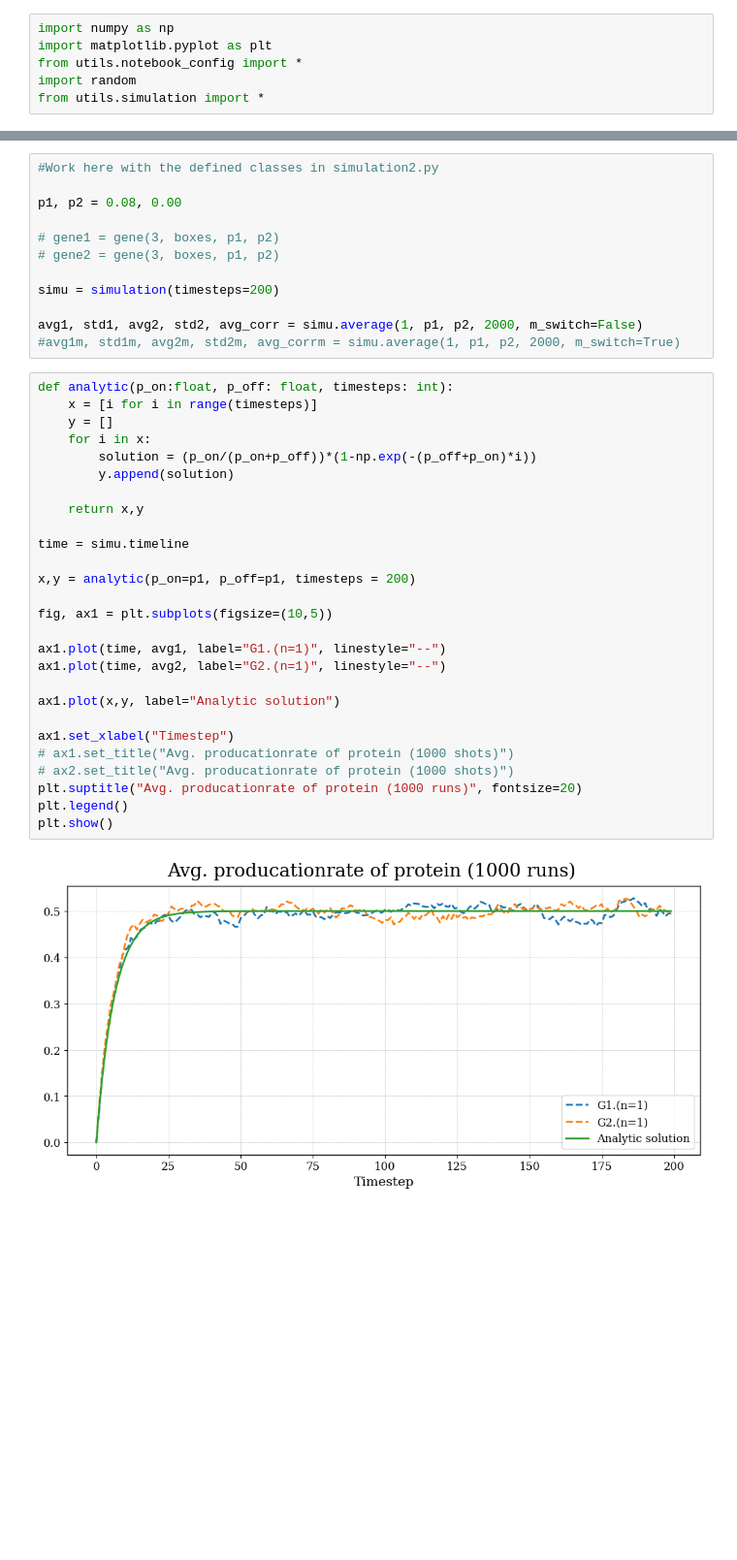
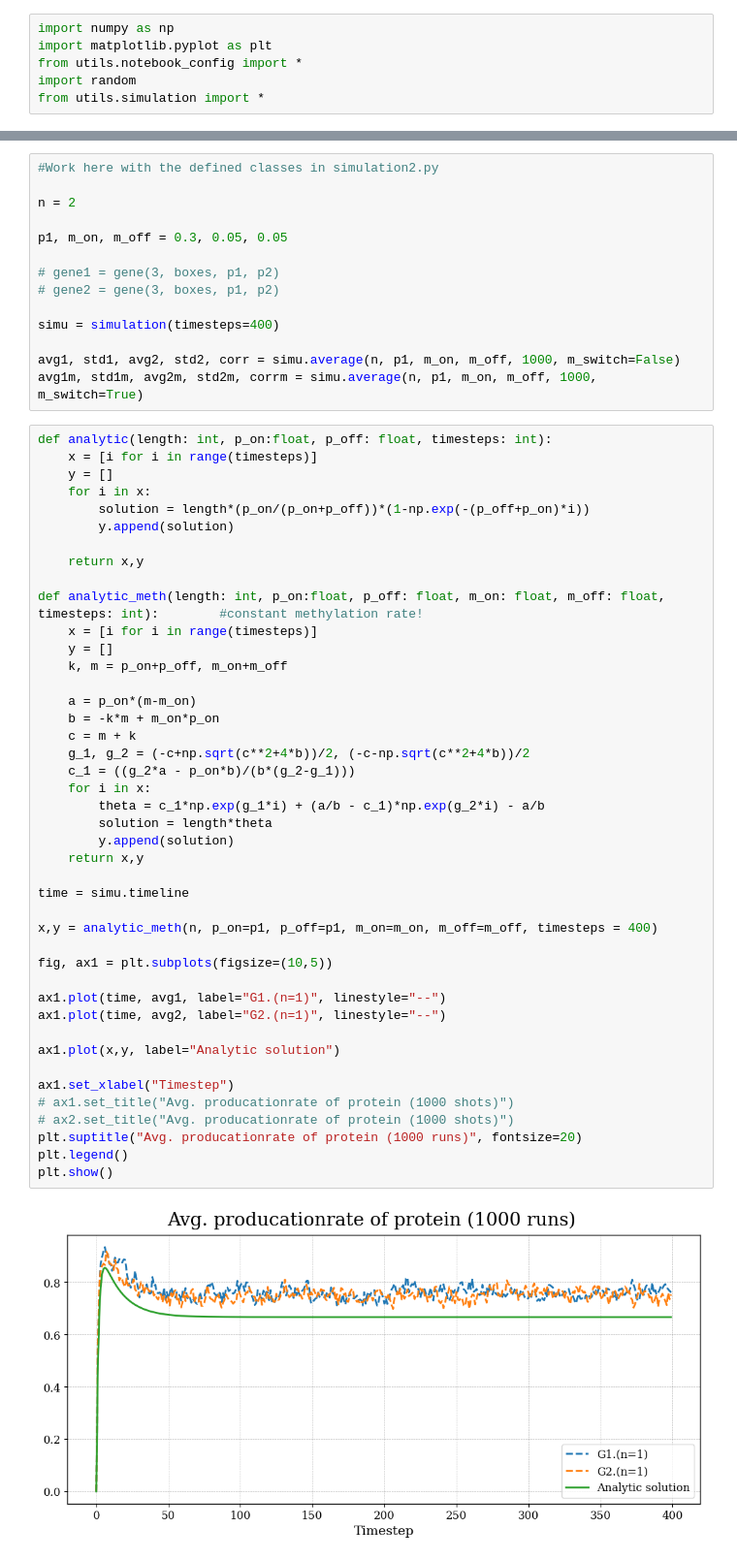
Before and after one commit to RicemanBoy/trafficRNA, a Jupyter notebook: trafficRNA.ipynb, the cells around one changed output, grey strips where cells are left out. Shown at 97% size. Saved outputs shown, nothing was run; the diff lists cells and outputs as text; blank space fills up the shorter version.

Commit message:
analytic+meth too low

```diff
--- a/trafficRNA.ipynb
+++ b/trafficRNA.ipynb
@@ -180,42 +180,60 @@ print(avg_corr)
 # %%
 #Work here with the defined classes in simulation2.py
 
-p1, p2 = 0.08, 0.00
+n = 2
+
+p1, m_on, m_off = 0.3, 0.05, 0.05
 
 # gene1 = gene(3, boxes, p1, p2)
 # gene2 = gene(3, boxes, p1, p2)
 
-simu = simulation(timesteps=200)
+simu = simulation(timesteps=400)
 
-avg1, std1, avg2, std2, avg_corr = simu.average(1, p1, p2, 2000, m_switch=False)
-#avg1m, std1m, avg2m, std2m, avg_corrm = simu.average(1, p1, p2, 2000, m_switch=True)
+avg1, std1, avg2, std2, corr = simu.average(n, p1, m_on, m_off, 1000, m_switch=False)
+avg1m, std1m, avg2m, std2m, corrm = simu.average(n, p1, m_on, m_off, 1000, m_switch=True)
 # %%
-def analytic(p_on:float, p_off: float, timesteps: int):
+def analytic(length: int, p_on:float, p_off: float, timesteps: int):
     x = [i for i in range(timesteps)]
     y = []
     for i in x:
-        solution = (p_on/(p_on+p_off))*(1-np.exp(-(p_off+p_on)*i))
+        solution = length*(p_on/(p_on+p_off))*(1-np.exp(-(p_off+p_on)*i))
         y.append(solution)
 
     return x,y
 
+def analytic_meth(length: int, p_on:float, p_off: float, m_on: float, m_off: float, timesteps: int):        #constant methylation rate!
+    x = [i for i in range(timesteps)]
+    y = []
+    k, m = p_on+p_off, m_on+m_off
+
+    a = p_on*(m-m_on)
+    b = -k*m + m_on*p_on
+    c = m + k
+    g_1, g_2 = (-c+np.sqrt(c**2+4*b))/2, (-c-np.sqrt(c**2+4*b))/2
+    c_1 = ((g_2*a - p_on*b)/(b*(g_2-g_1)))
+    for i in x:
+        theta = c_1*np.exp(g_1*i) + (a/b - c_1)*np.exp(g_2*i) - a/b
+        solution = length*theta
+        y.append(solution)
+    return x,y
+
 time = simu.timeline
 
-x,y = analytic(p_on=p1, p_off=p1, timesteps = 200)
+x,y = analytic_meth(n, p_on=p1, p_off=p1, m_on=m_on, m_off=m_off, timesteps = 400)
 
 fig, ax1 = plt.subplots(figsize=(10,5))
 
 ax1.plot(time, avg1, label="G1.(n=1)", linestyle="--")
 ax1.plot(time, avg2, label="G2.(n=1)", linestyle="--")
 
 ax1.plot(x,y, label="Analytic solution")
 
 ax1.set_xlabel("Timestep")
 # ax1.set_title("Avg. producationrate of protein (1000 shots)")
 # ax2.set_title("Avg. producationrate of protein (1000 shots)")
 plt.suptitle("Avg. producationrate of protein (1000 runs)", fontsize=20)
 plt.legend()
 plt.show()
 # %% [output]
-[figure, old version]
+[figure, new version]
 # %%
```
Also changed, not shown: parts of 8 cells of this notebook, 5 other files.
